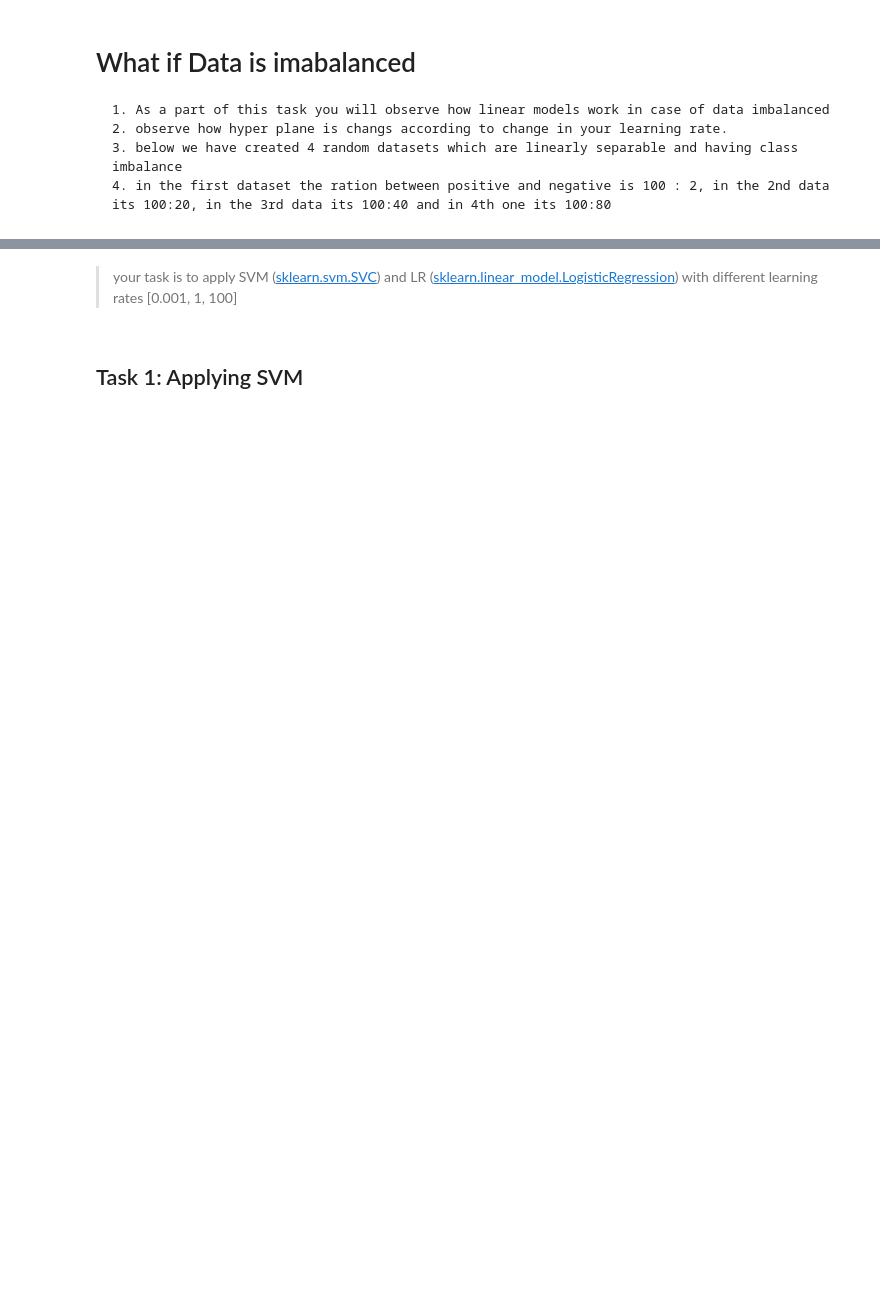
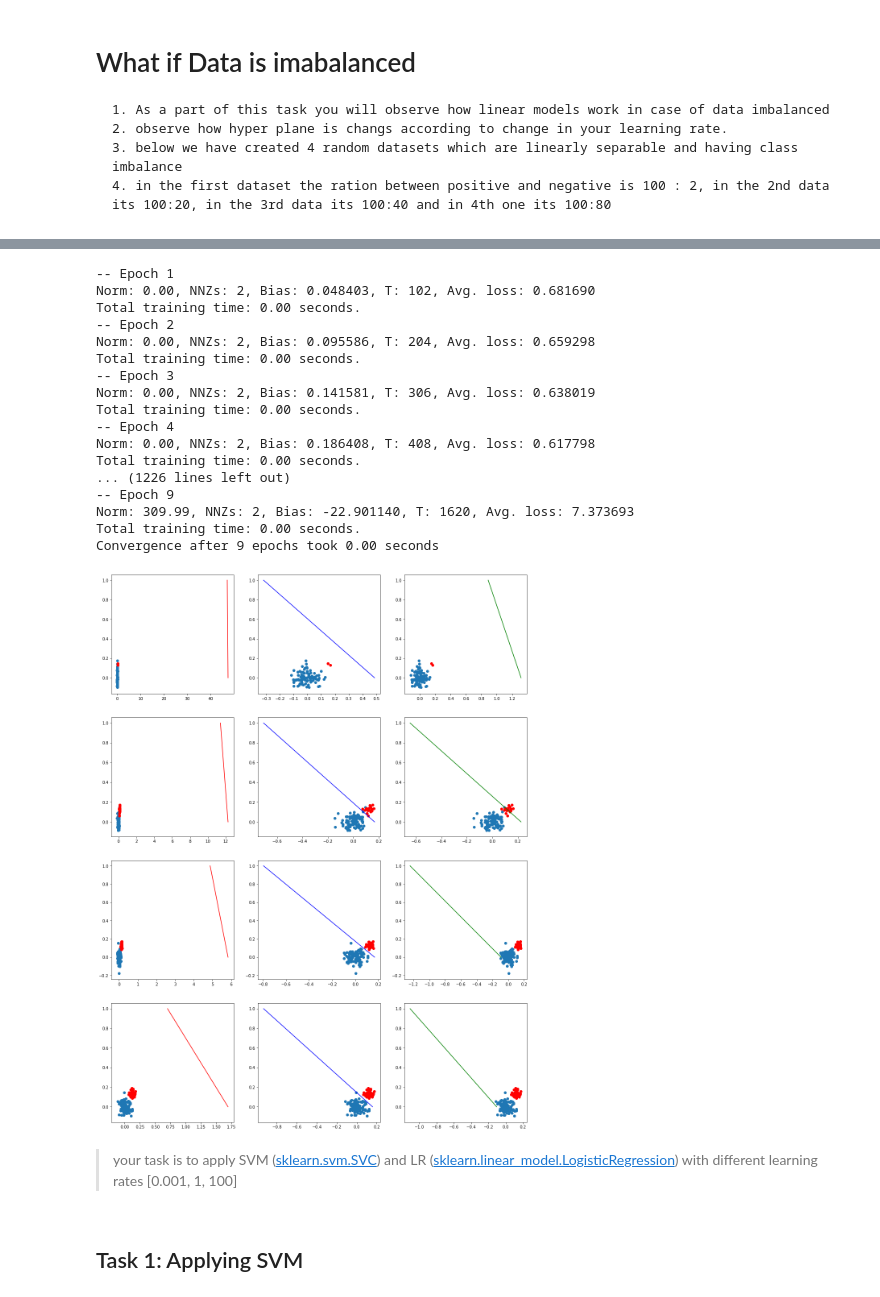
Before and after one commit to skshiraj/Linear-Models, a Jupyter notebook: 8A_LR_SVM.ipynb, the cells around one changed output, grey strips where cells are left out. Drawn from its saved outputs; the diff is of its cells as text; code cells hidden in the pictures; blank space fills up the shorter version.

```diff
--- a/8A_LR_SVM.ipynb
+++ b/8A_LR_SVM.ipynb
@@ -47,3 +75,43 @@ plt.show()
+# %%
+# here we are creating 2d imbalanced data points
+ratios = [(100,2), (100, 20), (100, 40), (100, 80)]
+learning_rate=[0.001,1,100]
+colors=['red','blue','green']
+plt.figure(figsize=(25,25))
+for j,i in enumerate(ratios):
+    X_p=np.random.normal(0,0.05,size=(i[0],2))
+    X_n=np.random.normal(0.13,0.02,size=(i[1],2))
+    y_p=np.array([1]*i[0]).reshape(-1,1)
+    y_n=np.array([0]*i[1]).reshape(-1,1)
+    X=np.vstack((X_p,X_n))
+    y=np.vstack((y_p,y_n))
+    for i in range(len(learning_rate)):
+        plt.subplot(4, 4, ((4*j)+i+1))
+        plt.scatter(X_p[:,0],X_p[:,1])
+        plt.scatter(X_n[:,0],X_n[:,1],color='red')
+        clf = linear_model.SGDClassifier(eta0=learning_rate[i], alpha=0.0001, loss='log', random_state=15, penalty='l2', tol=1e-3, verbose=2, learning_rate='constant')
+        clf.fit(X=X, y=y)
+        draw_line(clf.coef_[0],clf.intercept_, 0, 1,colors[i])
+plt.show()
+# %% [output]
+-- Epoch 1
+Norm: 0.00, NNZs: 2, Bias: 0.048403, T: 102, Avg. loss: 0.681690
+Total training time: 0.00 seconds.
+-- Epoch 2
+Norm: 0.00, NNZs: 2, Bias: 0.095586, T: 204, Avg. loss: 0.659298
+Total training time: 0.00 seconds.
+-- Epoch 3
+Norm: 0.00, NNZs: 2, Bias: 0.141581, T: 306, Avg. loss: 0.638019
+Total training time: 0.00 seconds.
+-- Epoch 4
+Norm: 0.00, NNZs: 2, Bias: 0.186408, T: 408, Avg. loss: 0.617798
+Total training time: 0.00 seconds.
+... (1226 lines left out)
+-- Epoch 9
+Norm: 309.99, NNZs: 2, Bias: -22.901140, T: 1620, Avg. loss: 7.373693
+Total training time: 0.00 seconds.
+Convergence after 9 epochs took 0.00 seconds
+[figure, added]
 # %% [markdown]
 > your task is to apply SVM (<a href='https://scikit-learn.org/stable/modules/generated/sklearn.svm.SVC.html#sklearn.svm.SVC'>sklearn.svm.SVC</a>) and LR (<a href='https://scikit-learn.org/stable/modules/generated/sklearn.linear_model.LogisticRegression.html'>sklearn.linear_model.LogisticRegression</a>) with different learning rates [0.001, 1, 100]
 # %% [markdown]
```
Also changed, not shown: parts of 4 cells of this notebook, 1 other file.
